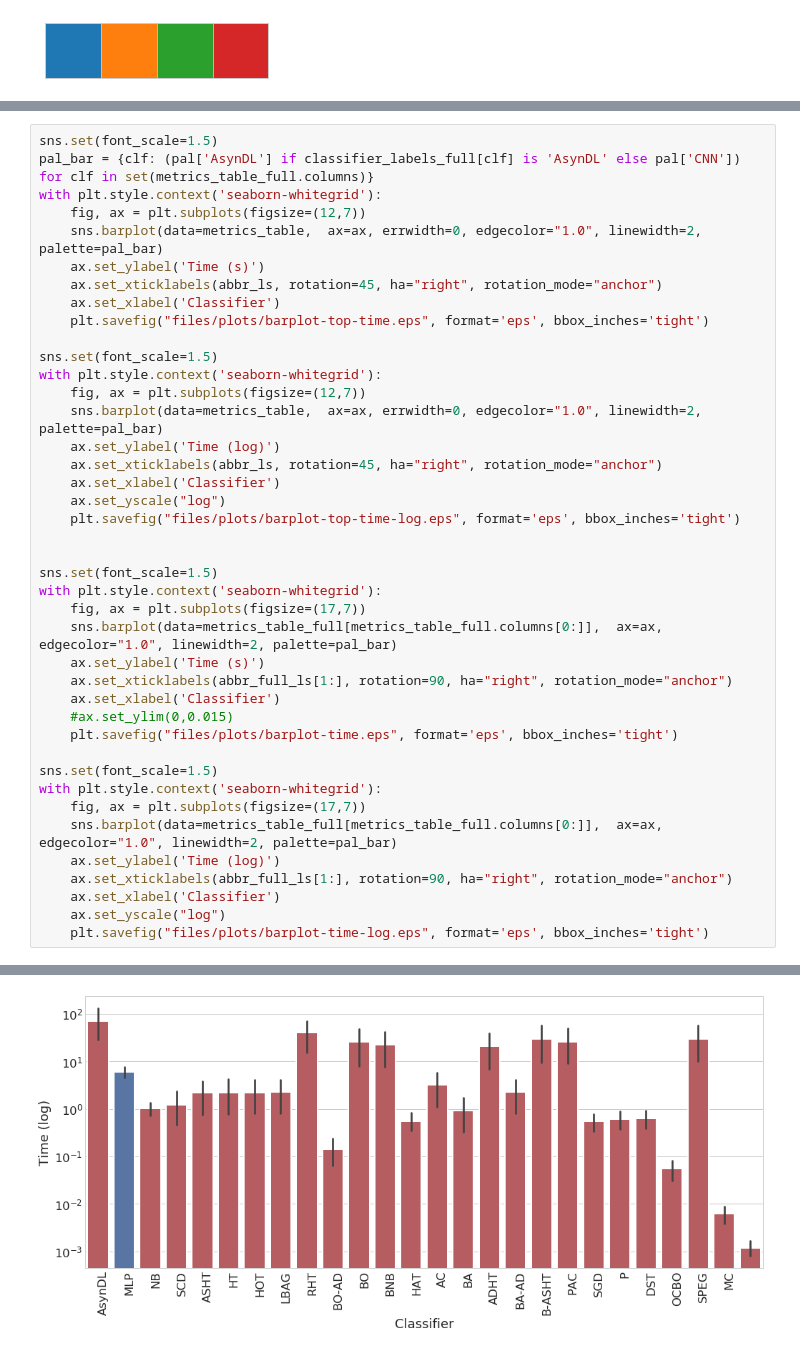
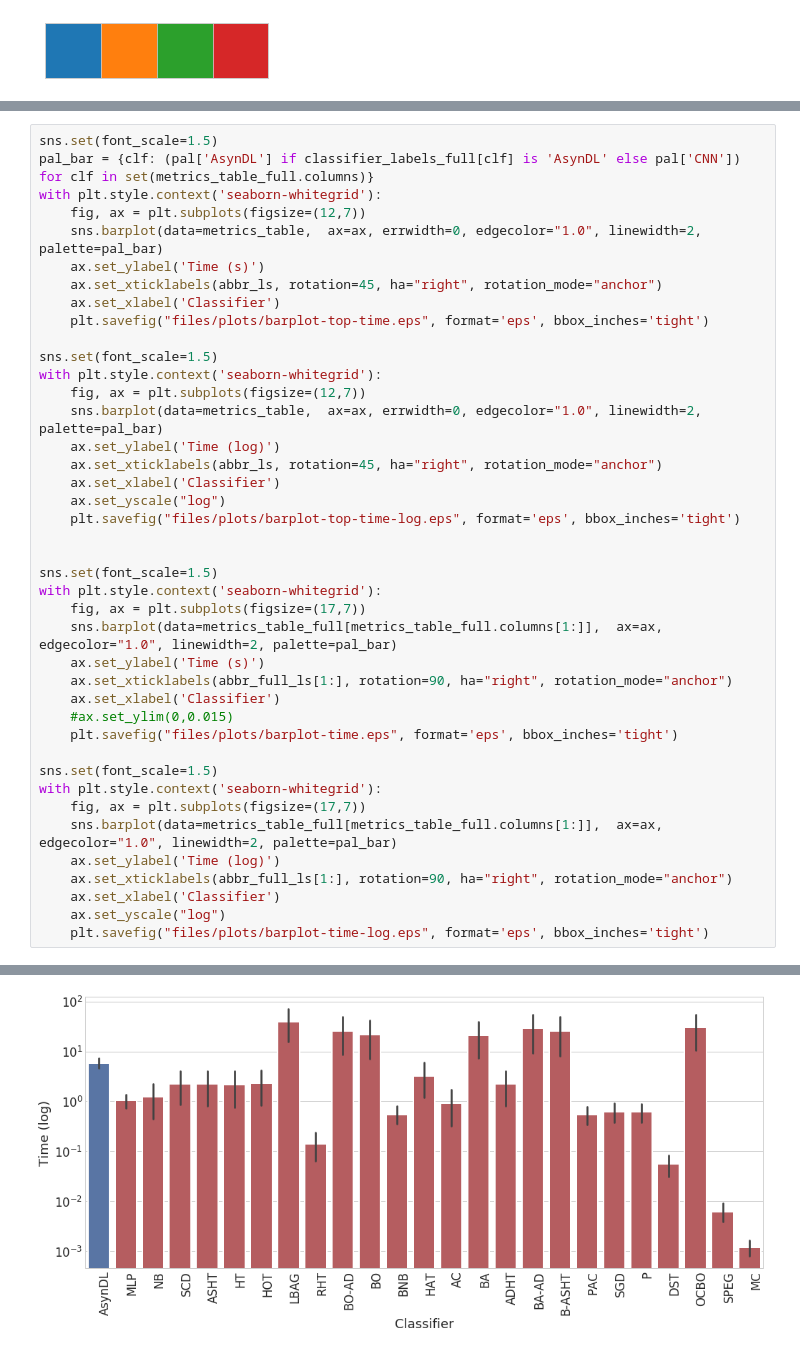
Before and after one commit to pedrolarben/ADLStream, a Jupyter notebook: utils/notebooks/time-plots.ipynb, the cells around one changed output, grey strips where cells are left out. Drawn from its saved outputs; the diff is of its cells as text.

Commit message:
images update for ICAE

```diff
--- a/utils/notebooks/time-plots.ipynb
+++ b/utils/notebooks/time-plots.ipynb
@@ -294,7 +288,7 @@ with plt.style.context('seaborn-whitegrid'):
 sns.set(font_scale=1.5)
 with plt.style.context('seaborn-whitegrid'):
     fig, ax = plt.subplots(figsize=(17,7))
-    sns.barplot(data=metrics_table_full[metrics_table_full.columns[0:]],  ax=ax, edgecolor="1.0", linewidth=2, palette=pal_bar)
+    sns.barplot(data=metrics_table_full[metrics_table_full.columns[1:]],  ax=ax, edgecolor="1.0", linewidth=2, palette=pal_bar)
     ax.set_ylabel('Time (s)')
     ax.set_xticklabels(abbr_full_ls[1:], rotation=90, ha="right", rotation_mode="anchor")
     ax.set_xlabel('Classifier')
@@ -304,7 +298,7 @@ with plt.style.context('seaborn-whitegrid'):
 sns.set(font_scale=1.5)
 with plt.style.context('seaborn-whitegrid'):
     fig, ax = plt.subplots(figsize=(17,7))
-    sns.barplot(data=metrics_table_full[metrics_table_full.columns[0:]],  ax=ax, edgecolor="1.0", linewidth=2, palette=pal_bar)
+    sns.barplot(data=metrics_table_full[metrics_table_full.columns[1:]],  ax=ax, edgecolor="1.0", linewidth=2, palette=pal_bar)
     ax.set_ylabel('Time (log)')
     ax.set_xticklabels(abbr_full_ls[1:], rotation=90, ha="right", rotation_mode="anchor")
     ax.set_xlabel('Classifier')
@@ -317,4 +311,4 @@ with plt.style.context('seaborn-whitegrid'):
-[figure, old version]
+[figure, new version]
 # %%
 metrics_aux = metrics_full[metrics_full.classifier.isin(metrics_table_full.columns[:2])]
 metrics_aux['classifier'] = [classifier_labels_full[clf] for clf in metrics_aux['classifier']]
```
Also changed, not shown: parts of 9 cells of this notebook, 14 other files.
